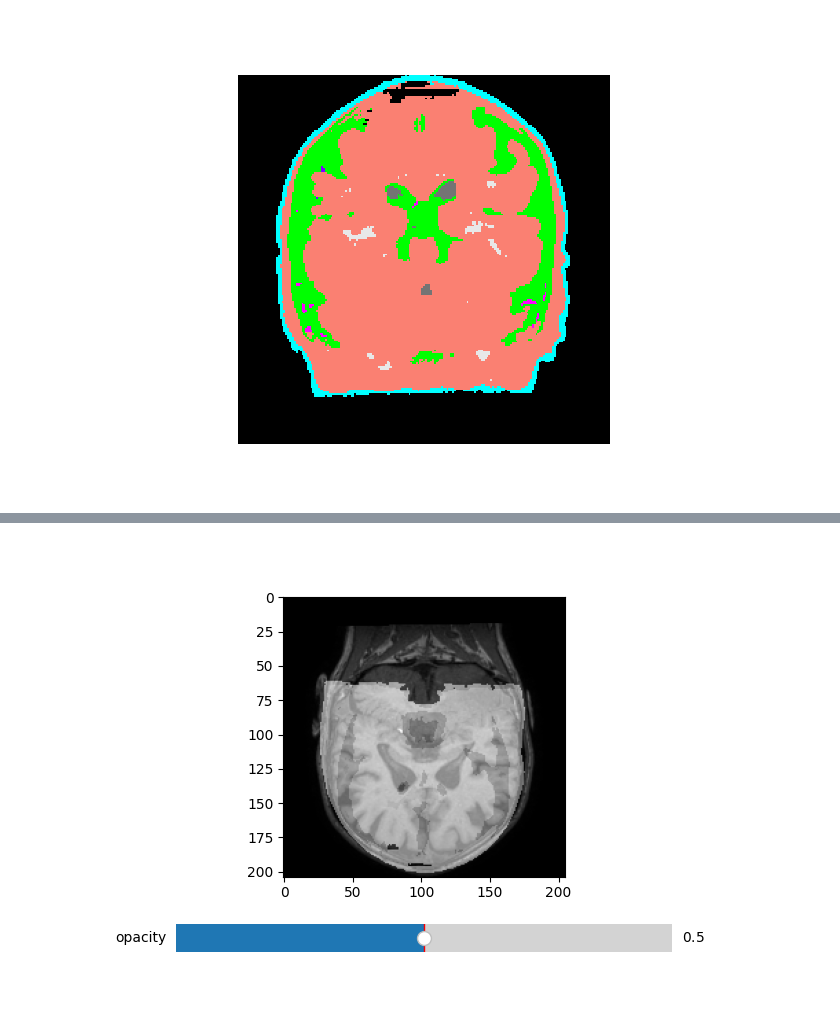
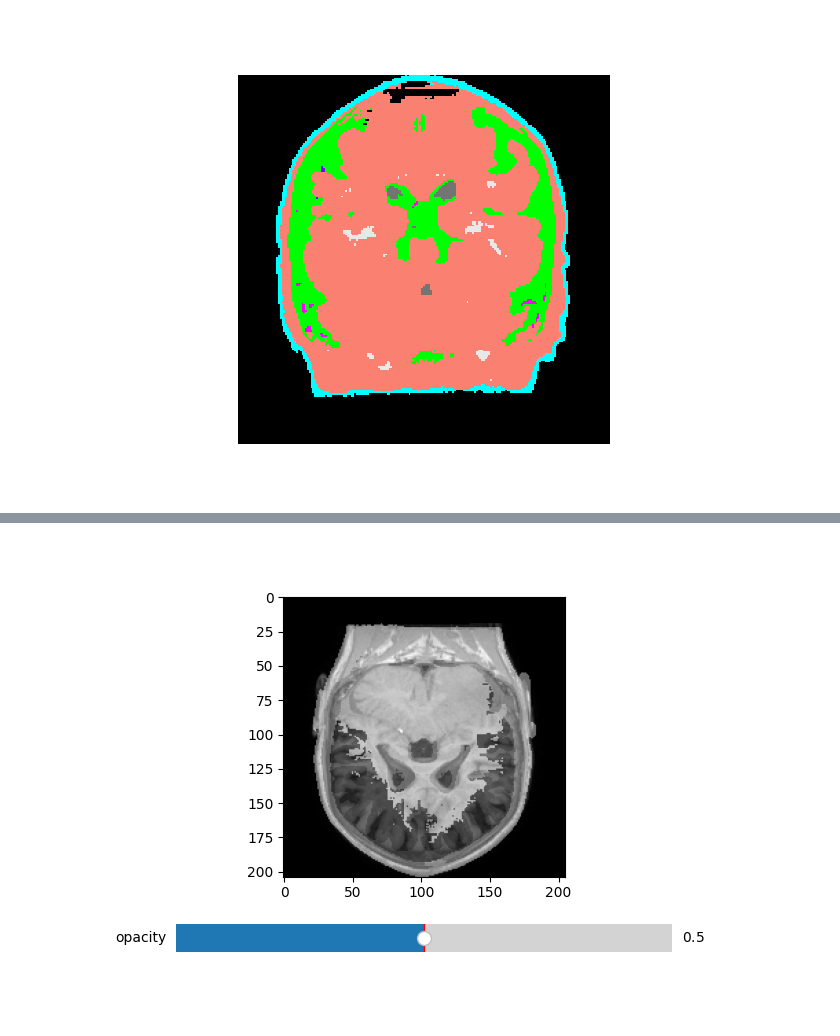
Before and after one commit to taenayat/mri_to_ct, a Jupyter notebook: NeckMask.ipynb, the cells around one changed output, grey strips where cells are left out. Saved outputs shown, nothing was run; the diff lists cells and outputs as text; code cells hidden in the pictures.

```diff
--- a/NeckMask.ipynb
+++ b/NeckMask.ipynb
@@ -1083,32 +1095,32 @@ plot_segmented(np.flipud(img[:,100,:]))
 # %%
 %matplotlib ipympl
 
 import matplotlib.widgets as mpwidgets
 
 OPACITY = 0.5
 slice_number = 150
 threshold = 30
 
 img_0 = sitk.GetArrayFromImage(sitk.ReadImage('../Task1/brain/1BA294/mr.nii.gz'))
 img_1 = sitk.GetArrayFromImage(sitk.ReadImage('../Task1/mr_segmented.nii.gz'))
 
 # PLOT
 fig, (ax0, ax1) = plt.subplots(2, 1, gridspec_kw={'height_ratios': [5, 1]})
 img0 = ax0.imshow(img_0[:,slice_number,:], cmap="gray")
 # img1 = ax0.imshow(mask[:,slice_number,:], alpha=OPACITY, cmap="gray")
-img1 = ax0.imshow(img_1[:,slice_number,:], alpha=OPACITY, cmap="gray")
+img1 = ax0.imshow(img_1[:,-slice_number,:], alpha=OPACITY, cmap="gray")
 
 
 def update(value):
     img1.set_alpha(value)
     fig.canvas.draw_idle()
 
 slider0 = mpwidgets.Slider(ax=ax1, label='opacity', valmin=0, valmax=1, valinit=OPACITY)
 slider0.on_changed(update)
 
 plt.show()
 # %% [output]
-[figure, old version]
+[figure, new version]
 # %%
 %matplotlib ipympl
 
```
Also changed, not shown: parts of 25 cells of this notebook.
